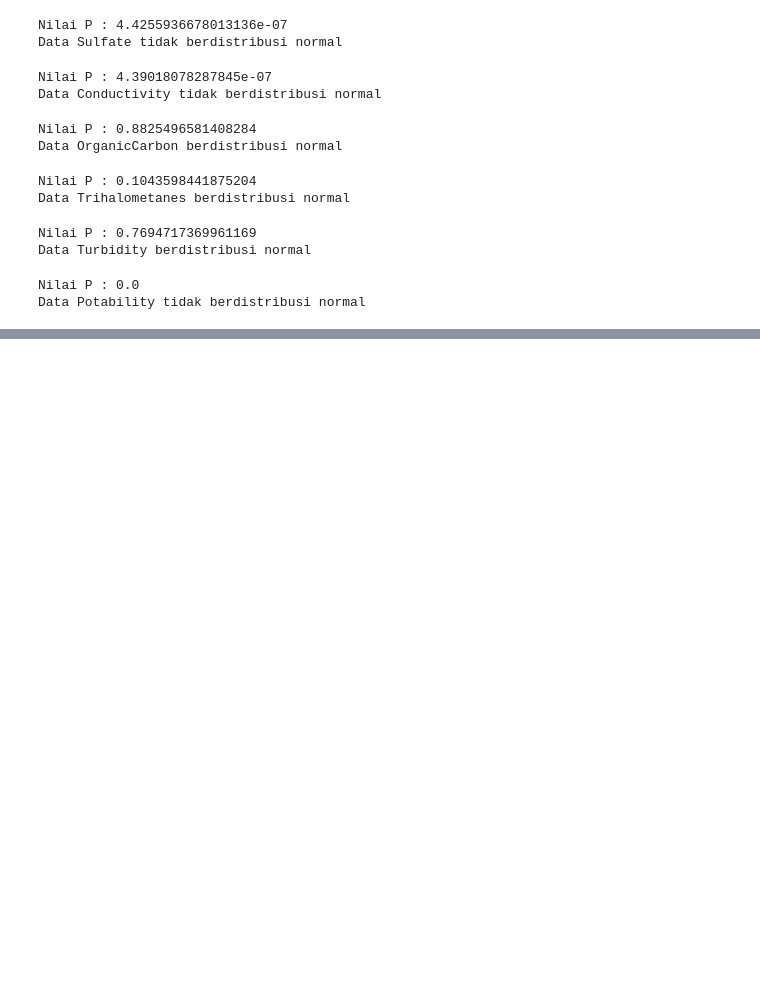
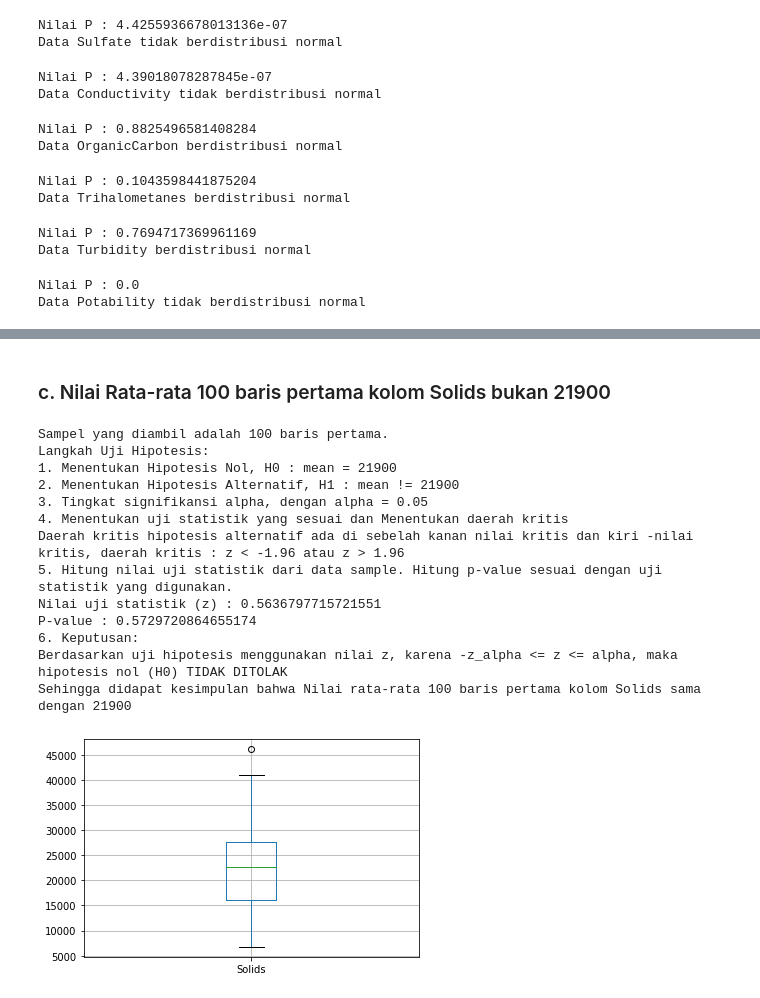
Before and after one commit to Hambinn/Tubes-Probstat, a Jupyter notebook: gabungan.ipynb, the cells around one changed output, grey strips where cells are left out. Saved outputs shown, nothing was run; the diff lists cells and outputs as text; code cells hidden in the pictures; blank space fills up the shorter version.

```diff
--- a/gabungan.ipynb
+++ b/gabungan.ipynb
@@ -462,0 +574,50 @@ Data Potability tidak berdistribusi normal
+# %% [markdown]
+### c. Nilai Rata-rata 100 baris pertama kolom Solids bukan 21900
+# %%
+print("Sampel yang diambil adalah 100 baris pertama.")
+print("Langkah Uji Hipotesis:")
+df1 = df[:100]
+print("1. Menentukan Hipotesis Nol, H0 : mean = 21900")
+print("2. Menentukan Hipotesis Alternatif, H1 : mean != 21900")
+print("3. Tingkat signifikansi alpha, dengan alpha = 0.05")
+alpha = 0.05
+print("4. Menentukan uji statistik yang sesuai dan Menentukan daerah kritis")
+#two tails
+print("Daerah kritis hipotesis alternatif ada di sebelah kanan nilai kritis dan kiri -nilai kritis, daerah kritis : z < -1.96 atau z > 1.96")
+print("5. Hitung nilai uji statistik dari data sample. Hitung p-value sesuai dengan uji statistik yang digunakan.")
+mean = 21900
+rataan = df1["Solids"].mean()
+std = df1["Solids"].std()
+n = df1["Solids"].count()
+z = z_score(rataan, mean, std, n)
+z_alpha = p_to_z(1-alpha/2)
+p = 2*(1-z_to_p(abs(z)))  #dikali dua karena two tails
+print("Nilai uji statistik (z) : " +str(z))
+print("P-value : " + str(p))
+# 6. Ambil keputusan tolak atau terima, berdasarkan uji statistik
+print("6. Keputusan: ")
+print("Berdasarkan uji hipotesis menggunakan nilai z,", end=' ')
+if (z < -z_alpha or z > z_alpha) :
+  print("karena z < -z_alpha atau z > z_alpha (berada di daerah kritis), maka hipotesis nol (H0) DITOLAK")
+  print("Sehingga didapat kesimpulan bahwa Nilai rata-rata 100 baris pertama kolom Solids tidak sama dengan 21900")
+else:
+  print("karena -z_alpha <= z <= alpha, maka hipotesis nol (H0) TIDAK DITOLAK")
+  print("Sehingga didapat kesimpulan bahwa Nilai rata-rata 100 baris pertama kolom Solids sama dengan 21900")
+
+df1.boxplot(column="Solids")
+plt.show()
+# %% [output]
+Sampel yang diambil adalah 100 baris pertama.
+Langkah Uji Hipotesis:
+1. Menentukan Hipotesis Nol, H0 : mean = 21900
+2. Menentukan Hipotesis Alternatif, H1 : mean != 21900
+3. Tingkat signifikansi alpha, dengan alpha = 0.05
+4. Menentukan uji statistik yang sesuai dan Menentukan daerah kritis
+Daerah kritis hipotesis alternatif ada di sebelah kanan nilai kritis dan kiri -nilai kritis, daerah kritis : z < -1.96 atau z > 1.96
+5. Hitung nilai uji statistik dari data sample. Hitung p-value sesuai dengan uji statistik yang digunakan.
+Nilai uji statistik (z) : 0.5636797715721551
+P-value : 0.5729720864655174
+6. Keputusan:
+Berdasarkan uji hipotesis menggunakan nilai z, karena -z_alpha <= z <= alpha, maka hipotesis nol (H0) TIDAK DITOLAK
+Sehingga didapat kesimpulan bahwa Nilai rata-rata 100 baris pertama kolom Solids sama dengan 21900
+[figure, added]
```
Also changed, not shown: parts of 81 cells of this notebook, 1 other file.
